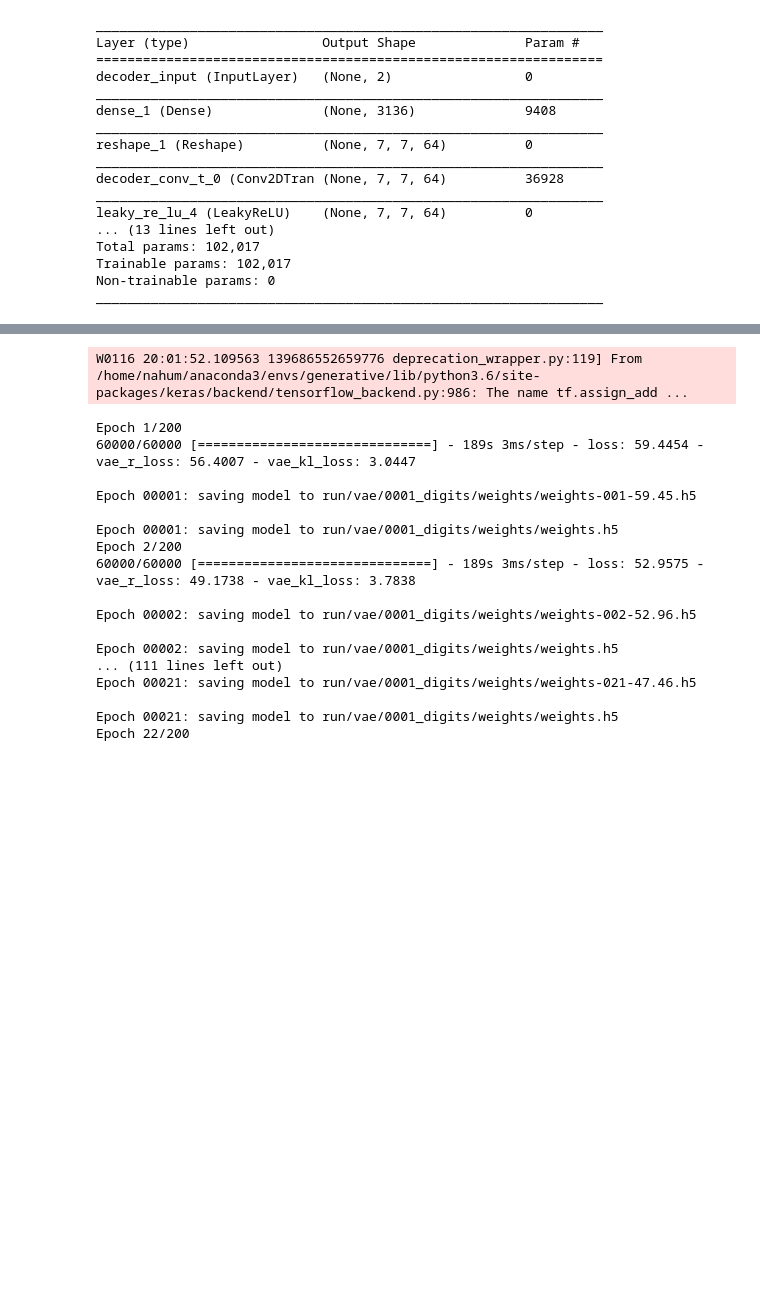
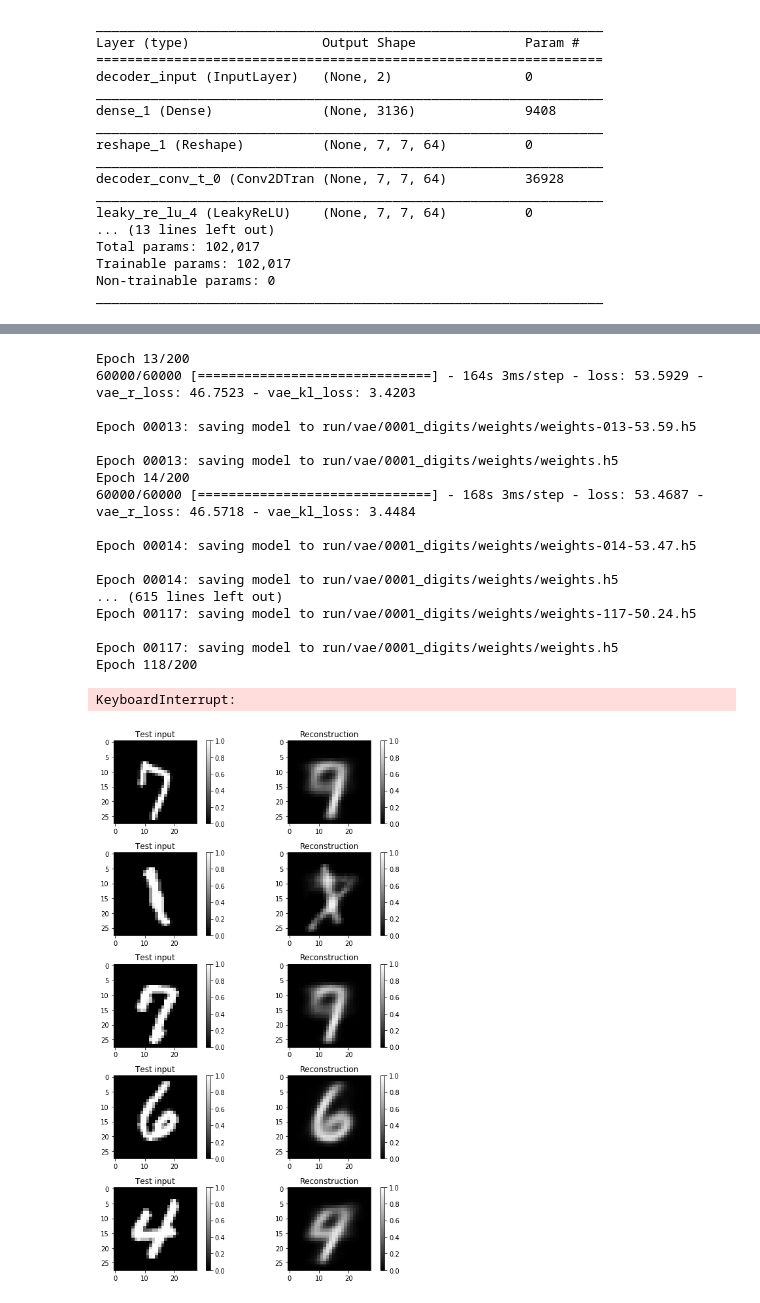
Before and after one commit to nahumsa/Variational-Autoencoder, a Jupyter notebook: VAE with Keras.ipynb, the cells around one changed output, grey strips where cells are left out. Saved outputs shown, nothing was run; the diff lists cells and outputs as text; code cells hidden in the pictures; blank space fills up the shorter version.

Commit message:
Added MNIST with Keras

```diff
--- a/VAE with Keras.ipynb
+++ b/VAE with Keras.ipynb
@@ -107,6 +112,7 @@ _________________________________________________________________
 
 LEARNING_RATE = 0.0005
 R_LOSS_FACTOR = 1000
+BETA = 2000
 # %%
-vae.compile(LEARNING_RATE, R_LOSS_FACTOR)
+vae.compile(LEARNING_RATE, R_LOSS_FACTOR, BETA)
 # %% [output]
@@ -114,7 +120,7 @@ W0116 20:01:49.624658 139686552659776 deprecation_wrapper.py:119] From /home/nah
 # %%
 # Training Parameters
 
-BATCH_SIZE = 32
+BATCH_SIZE = 256
 EPOCHS = 200
 PRINT_EVERY_N_BATCHES = 100
 INITIAL_EPOCH = 0
@@ -128,21 +134,45 @@ vae.train(
     , initial_epoch = INITIAL_EPOCH
 )
 # %% [output]
-W0116 20:01:52.109563 139686552659776 deprecation_wrapper.py:119] From /home/nahum/anaconda3/envs/generative/lib/python3.6/site-packages/keras/backend/tensorflow_backend.py:986: The name tf.assign_add ...
+Epoch 13/200
+60000/60000 [==============================] - 164s 3ms/step - loss: 53.5929 - vae_r_loss: 46.7523 - vae_kl_loss: 3.4203
+
+Epoch 00013: saving model to run/vae/0001_digits/weights/weights-013-53.59.h5
+
+Epoch 00013: saving model to run/vae/0001_digits/weights/weights.h5
+Epoch 14/200
+60000/60000 [==============================] - 168s 3ms/step - loss: 53.4687 - vae_r_loss: 46.5718 - vae_kl_loss: 3.4484
+
+Epoch 00014: saving model to run/vae/0001_digits/weights/weights-014-53.47.h5
+
+Epoch 00014: saving model to run/vae/0001_digits/weights/weights.h5
+... (615 lines left out)
+Epoch 00117: saving model to run/vae/0001_digits/weights/weights-117-50.24.h5
+
+Epoch 00117: saving model to run/vae/0001_digits/weights/weights.h5
+Epoch 118/200
-Epoch 1/200
-60000/60000 [==============================] - 189s 3ms/step - loss: 59.4454 - vae_r_loss: 56.4007 - vae_kl_loss: 3.0447
-
-Epoch 00001: saving model to run/vae/0001_digits/weights/weights-001-59.45.h5
-
-Epoch 00001: saving model to run/vae/0001_digits/weights/weights.h5
-Epoch 2/200
-60000/60000 [==============================] - 189s 3ms/step - loss: 52.9575 - vae_r_loss: 49.1738 - vae_kl_loss: 3.7838
-
-Epoch 00002: saving model to run/vae/0001_digits/weights/weights-002-52.96.h5
-
-Epoch 00002: saving model to run/vae/0001_digits/weights/weights.h5
-... (111 lines left out)
-Epoch 00021: saving model to run/vae/0001_digits/weights/weights-021-47.46.h5
-
-Epoch 00021: saving model to run/vae/0001_digits/weights/weights.h5
-Epoch 22/200
+KeyboardInterrupt:
+# %%
+n_to_show = 5
+example_idx = np.random.choice(range(len(x_test)), n_to_show)
+example_images = x_test[example_idx]
+
+z_points = vae.encoder.predict(example_images)
+
+reconst_images = vae.decoder.predict(z_points)
+
+plt.figure(figsize=(8, 12))
+for i in range(n_to_show):
+
+    plt.subplot(5, 2, 2*i + 1)
+    plt.imshow(example_images[i].reshape(28, 28), vmin=0, vmax=1, cmap="gray")
+    plt.title("Test input")
+    plt.colorbar()
+    plt.subplot(5, 2, 2*i + 2)
+    plt.imshow(reconst_images[i].reshape(28, 28), vmin=0, vmax=1, cmap="gray")
+    plt.title("Reconstruction")
+    plt.colorbar()
+
+plt.tight_layout()
+# %% [output]
+[figure, added]
```
Also changed, not shown: parts of 6 cells of this notebook.
